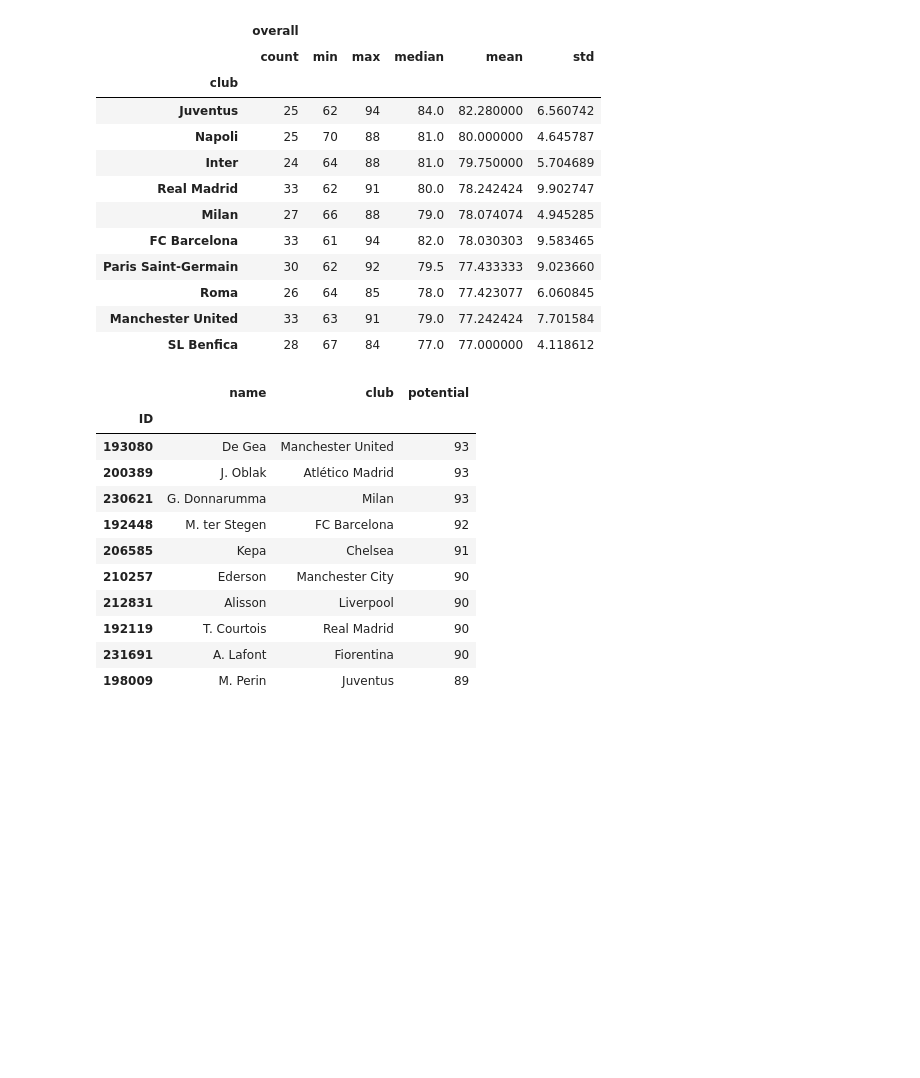
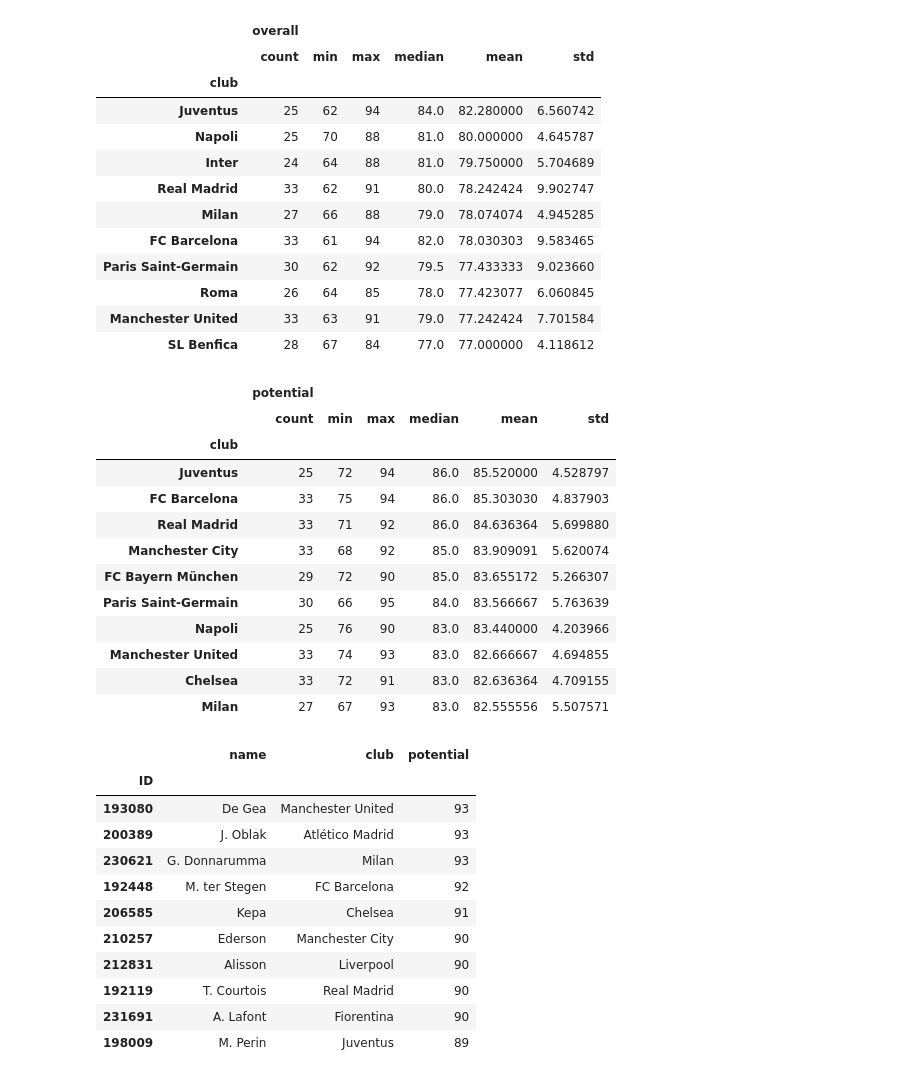
Before and after one commit to Mvital74/datasharing, a Jupyter notebook: exercicio_9.ipynb, the cells around one changed output. Saved outputs shown, nothing was run; the diff lists cells and outputs as text; code cells hidden in the pictures; blank space fills up the shorter version.

```diff
--- a/exercicio_9.ipynb
+++ b/exercicio_9.ipynb
@@ -422,6 +422,23 @@ df_overall_club.sort_values(('overall', 'mean'), ascending=False).head(10)
 | Roma | 26 | 64 | 85 | 78.0 | 77.423077 | 6.060845 |
 | Manchester United | 33 | 63 | 91 | 79.0 | 77.242424 | 7.701584 |
 | SL Benfica | 28 | 67 | 84 | 77.0 | 77.000000 | 4.118612 |
+# %%
+df_potential_club = df_fifa18_slice.groupby(['club']).agg({'potential':['count','min', 'max', 'median', 'mean', 'std']})
+df_potential_club.sort_values(('potential', 'mean'), ascending=False).head(10)
+# %% [output]
+|  | potential |  |  |  |  |  |
+|  | count | min | max | median | mean | std |
+| club |  |  |  |  |  |  |
+| Juventus | 25 | 72 | 94 | 86.0 | 85.520000 | 4.528797 |
+| FC Barcelona | 33 | 75 | 94 | 86.0 | 85.303030 | 4.837903 |
+| Real Madrid | 33 | 71 | 92 | 86.0 | 84.636364 | 5.699880 |
+| Manchester City | 33 | 68 | 92 | 85.0 | 83.909091 | 5.620074 |
+| FC Bayern München | 29 | 72 | 90 | 85.0 | 83.655172 | 5.266307 |
+| Paris Saint-Germain | 30 | 66 | 95 | 84.0 | 83.566667 | 5.763639 |
+| Napoli | 25 | 76 | 90 | 83.0 | 83.440000 | 4.203966 |
+| Manchester United | 33 | 74 | 93 | 83.0 | 82.666667 | 4.694855 |
+| Chelsea | 33 | 72 | 91 | 83.0 | 82.636364 | 4.709155 |
+| Milan | 27 | 67 | 93 | 83.0 | 82.555556 | 5.507571 |
 # %%
 df_filtered = df_fifa18[df_fifa18['position'] == 'GK']
 df_filtered[['name','club','potential']].sort_values(('potential'), ascending=False).head(10)
```
Also changed, not shown: parts of 2 cells of this notebook.
